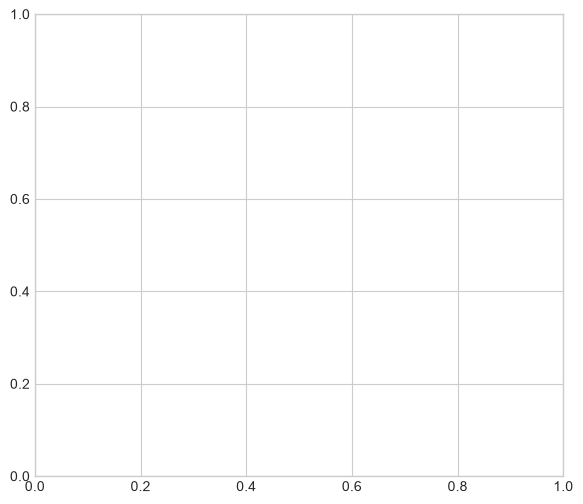
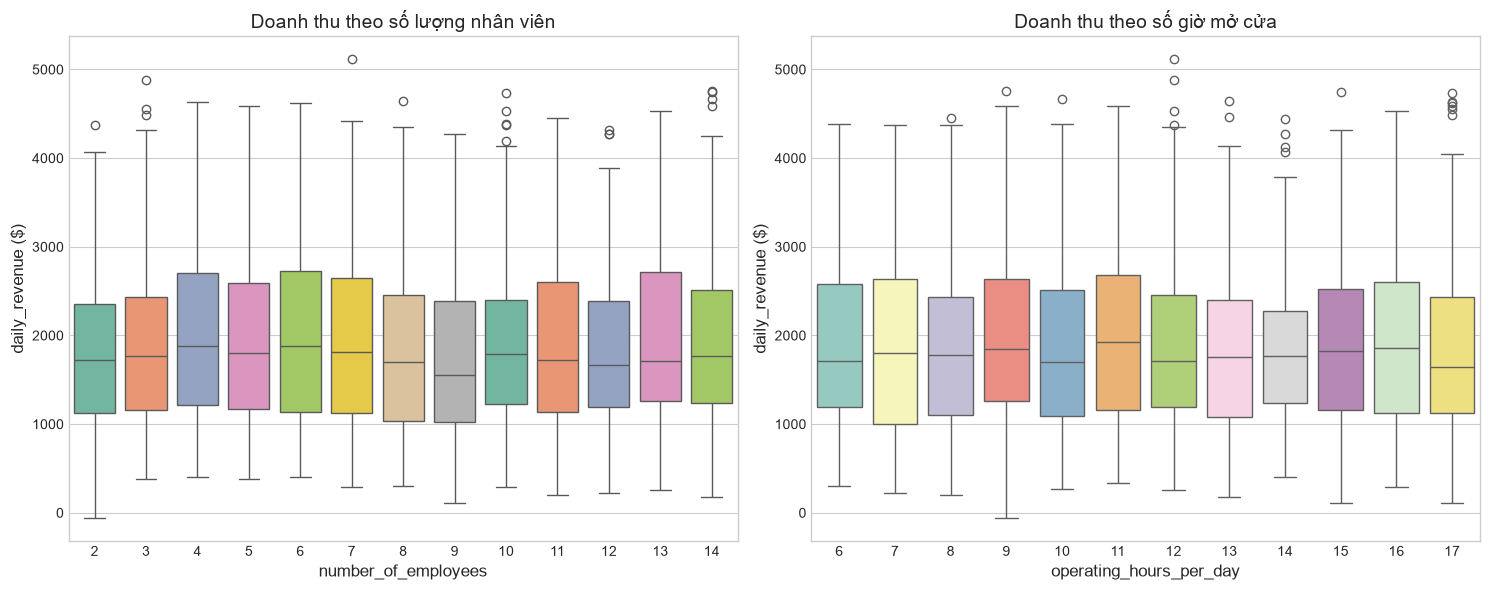
Unified diff of the notebook cell whose output changed from the first chart to the second:
--- before
+++ after
@@ -1,7 +1,2 @@
-# 5. Phân tích các biến rời rạc (Discrete Variables) với Doanh thu
-plt.figure(figsize=(15, 6))
-
-# Biểu đồ 1: Doanh thu phân bố theo số lượng nhân viên
-plt.subplot(1, 2, 1)
 # 5. Phân tích các biến rời rạc (Discrete Variables) với Doanh thu
 plt.figure(figsize=(15, 6))
@@ -11,6 +6,6 @@
 sns.boxplot(x='number_of_employees', y='daily_revenue', data=df, palette='Set2')
 plt.title('Doanh thu theo số lượng nhân viên', fontsize=14)
-plt.xlabel('Số lượng nhân viên', fontsize=12)
-plt.ylabel('Doanh thu hàng ngày ($)', fontsize=12)
+plt.xlabel('number_of_employees', fontsize=12)
+plt.ylabel('daily_revenue ($)', fontsize=12)
 
 # Biểu đồ 2: Doanh thu phân bố theo số giờ mở cửa
@@ -18,20 +13,7 @@
 sns.boxplot(x='operating_hours_per_day', y='daily_revenue', data=df, palette='Set3')
 plt.title('Doanh thu theo số giờ mở cửa', fontsize=14)
-plt.xlabel('Số giờ mở cửa', fontsize=12)
-plt.ylabel('Doanh thu hàng ngày ($)', fontsize=12)
+plt.xlabel('operating_hours_per_day', fontsize=12)
+plt.ylabel('daily_revenue ($)', fontsize=12)
 
 plt.tight_layout()
 plt.show()
-plt.title('Doanh thu theo số lượng nhân viên', fontsize=14)
-plt.xlabel('Số lượng nhân viên', fontsize=12)
-plt.ylabel('Doanh thu hàng ngày ($)', fontsize=12)
-
-# Biểu đồ 2: Doanh thu phân bố theo số giờ mở cửa
-plt.subplot(1, 2, 2)
-sns.boxplot(x='operating_hours_per_day', y='daily_revenue', data=df_cleaned, palette='Set3')
-plt.title('Doanh thu theo số giờ mở cửa', fontsize=14)
-plt.xlabel('Số giờ mở cửa', fontsize=12)
-plt.ylabel('Doanh thu hàng ngày ($)', fontsize=12)
-
-plt.tight_layout()
-plt.show()

Commit: Sửa code